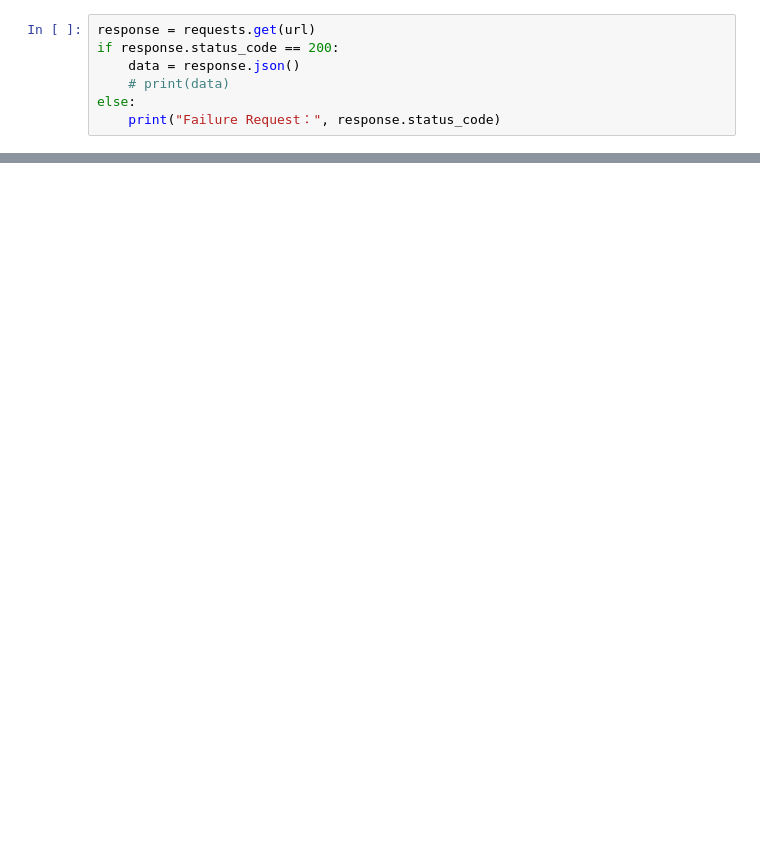
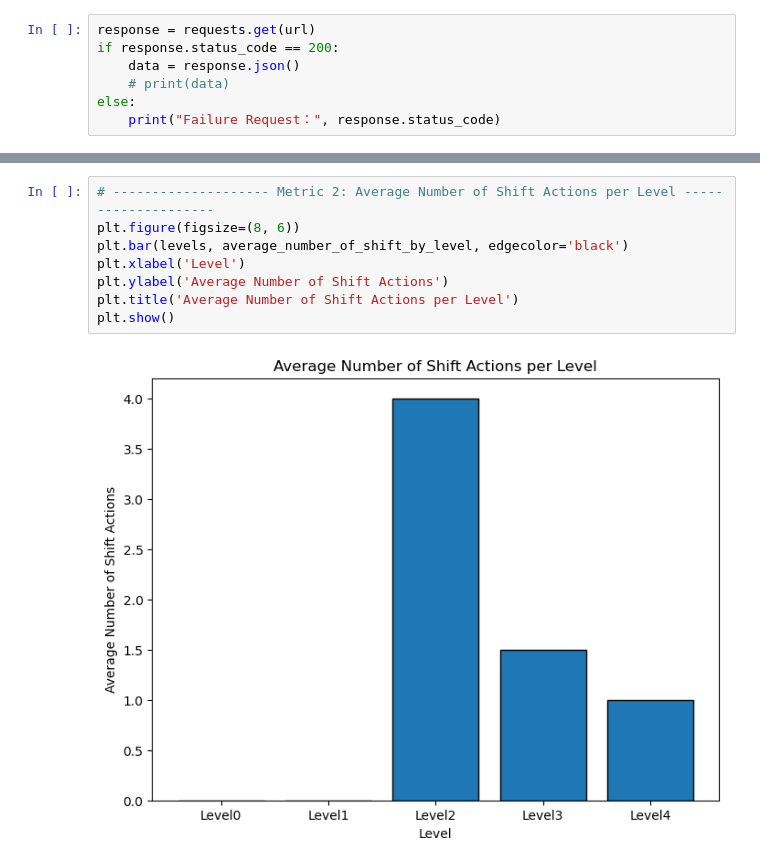
Before and after one commit to CSCI-526-Spring-2025/csci-526-final-project-ctrl-alt-fun, a Jupyter notebook: _Analytics/analytics.ipynb, the cells around one changed output, grey strips where cells are left out. Saved outputs shown, nothing was run; the diff lists cells and outputs as text; blank space fills up the shorter version.

```diff
--- a/_Analytics/analytics.ipynb
+++ b/_Analytics/analytics.ipynb
@@ -138,0 +212,10 @@ plt.show()
+# %%
+# -------------------- Metric 2: Average Number of Shift Actions per Level --------------------
+plt.figure(figsize=(8, 6))
+plt.bar(levels, average_number_of_shift_by_level, edgecolor='black')
+plt.xlabel('Level')
+plt.ylabel('Average Number of Shift Actions')
+plt.title('Average Number of Shift Actions per Level')
+plt.show()
+# %% [output]
+[figure, added]
```
Also changed, not shown: parts of 9 cells of this notebook, 3 other files.
